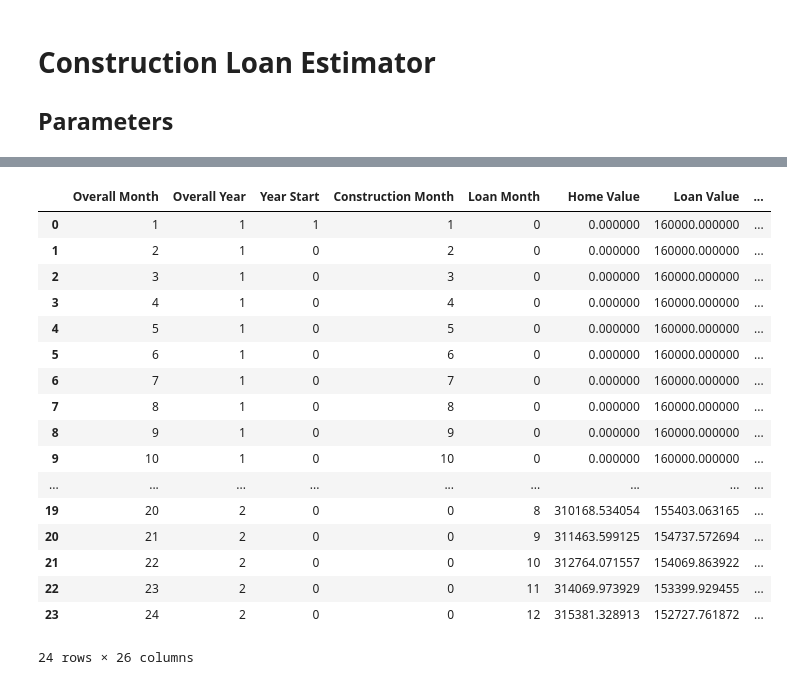
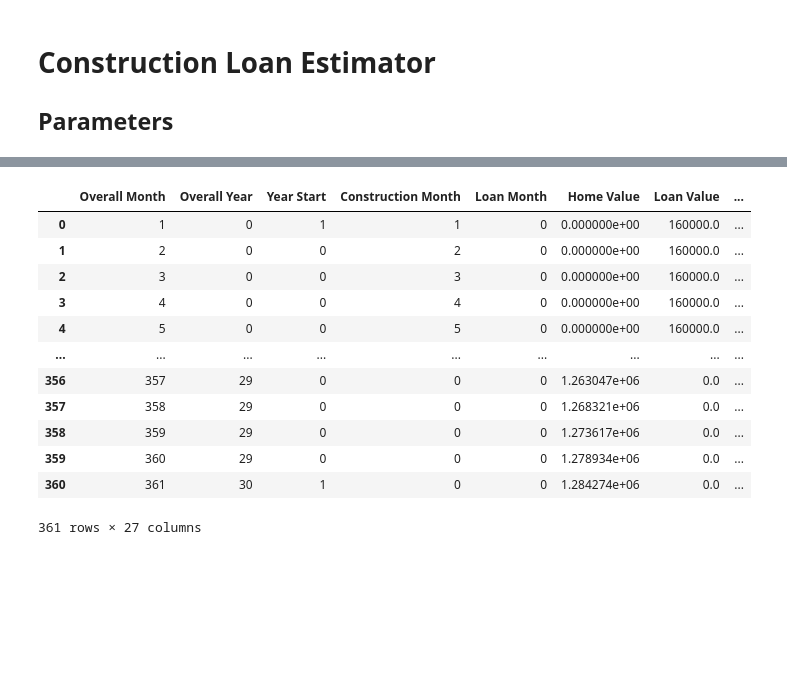
Before and after one commit to turnersale/construction_loan_estimator, a Jupyter notebook: construction_loan_notebook.ipynb, the cells around one changed output, grey strips where cells are left out. Saved outputs shown, nothing was run; the diff lists cells and outputs as text; code cells hidden in the pictures; blank space fills up the shorter version.

```diff
--- a/construction_loan_notebook.ipynb
+++ b/construction_loan_notebook.ipynb
@@ -3,6 +3,7 @@
 
 ## Parameters
 # %%
+# All imports
 import pandas as pd
 from bokeh.plotting import figure, show
 from bokeh.io import output_notebook
@@ -12,6 +13,8 @@ from pandas.tseries.offsets import DateOffset
 import numpy as np
 from math import e
 
+# Global options
+pd.set_option('display.max_columns', None)
 output_notebook()
 # %% [output]
 Loading BokehJS ...
@@ -41,28 +44,31 @@ loan_interest_rate = 0.04
 loan_rate_monthly = loan_interest_rate / 12
 investment_growth_rate = 0.06
 investment_growth_rate_monthly = investment_growth_rate / 12
+years_to_consider = 30
+months_to_consider = years_to_consider * 12
 # %%
 # Create blank table for monthly level data
 monthly_data = pd.DataFrame()
 
 # Create Period to offset the index by one, to indicate month and create periods
-monthly_data['Overall Month'] = range(1, loan_term_months + construction_term + 2)
-monthly_data['Overall Year'] = ((monthly_data['Overall Month'] - 1) // 12) + 1
+monthly_data['Overall Month'] = range(1, months_to_consider + 2)
+monthly_data['Overall Year'] = ((monthly_data['Overall Month'] - 1) // 12)
 monthly_data['Year Start'] = np.where((((monthly_data['Overall Month'] - 1) // 12) == (monthly_data['Overall Month'] - 1) / 12) | (monthly_data['Overall Month'] == 1), 1, 0)
 monthly_data['Construction Month'] = np.where(monthly_data['Overall Month'] <= construction_term, monthly_data['Overall Month'], 0)
-monthly_data['Loan Month'] = np.where(monthly_data['Overall Month'] > construction_term, monthly_data['Overall Month'] - construction_term, 0)
+monthly_data['Loan Month'] = np.where((monthly_data['Overall Month'] > construction_term) & (monthly_data['Overall Month'] < (construction_term + loan_term_months)), monthly_data['Overall Month'] - construction_term, 0)
 
 # Calculate home value
-monthly_data['Home Value'] = np.where(monthly_data['Overall Month'] <= construction_term, 0, completed_value * (e**(home_appreciation_month * (monthly_data['Loan Month']))))
+monthly_data['Home Value'] = np.where(monthly_data['Overall Month'] <= construction_term, 0, completed_value * (e**(home_appreciation_month * (monthly_data['Overall Month'] - construction_term))))
 
 # Calculate loan value
 monthly_data['Loan Value'] = np.where(monthly_data['Loan Month'] != 0, total_loan_amount * (((1 + loan_rate_monthly) ** (loan_term_months)) - ((1 + loan_rate_monthly)**(monthly_data['Loan Month'] - 1))) / ((1 + loan_rate_monthly)**(loan_term_months) - 1), total_loan_amount)
+monthly_data['Loan Value'] = np.where(monthly_data['Overall Month'] > (construction_term + loan_term_months), 0, monthly_data['Loan Value'])
 
 # Calculate disbursement payments in a linear fashion
 monthly_data['Construction Disbursements'] = np.where(monthly_data['Overall Month'] <= construction_term, total_loan_amount / construction_term, 0)
 
 # Calculate monthly payments
-monthly_data['Mortgage Payment'] = np.where(monthly_data['Overall Month'] > construction_term, total_loan_amount * (loan_rate_monthly * ((1 + loan_rate_monthly)**loan_term_months)) / ((1 + loan_rate_monthly)**loan_term_months - 1), 0)
+monthly_data['Mortgage Payment'] = np.where((monthly_data['Overall Month'] > construction_term) & (monthly_data['Overall Month'] < (construction_term + loan_term_months)), total_loan_amount * (loan_rate_monthly * ((1 + loan_rate_monthly)**loan_term_months)) / ((1 + loan_rate_monthly)**loan_term_months - 1), 0)
 
 # Calculate interest payment
 monthly_data['Interest Payment'] = np.where(monthly_data['Overall Month'] <= construction_term, monthly_data['Construction Disbursements'].cumsum() * loan_rate_monthly, monthly_data['Loan Value'] * loan_rate_monthly)
@@ -74,51 +80,47 @@ monthly_data['Cumulative Principal Payments'] = monthly_data['Principal Payment'
 
 # Calculate property taxes
 monthly_data['Property Tax Payment'] = np.where(monthly_data['Overall Month'] > construction_term, (((monthly_data['Home Value'] * assessment_rate) * (mill_levy / 1000)) / 12), 0)
 monthly_data['Cumulative Property Taxes'] = monthly_data['Property Tax Payment'].cumsum()
 
 # Calculate maintenance costs
 monthly_data['Maintenance Costs'] = np.where(monthly_data['Overall Month'] > construction_term, ((square_footage * maintenance_per_sqft) / 12), 0)
 monthly_data['Cumulative Maintenance Costs'] = monthly_data['Maintenance Costs'].cumsum()
 
 # Calculate total home payments
 monthly_data['Total Home Payments'] = monthly_data['Interest Payment'] + monthly_data['Principal Payment'] + monthly_data['Property Tax Payment'] + monthly_data['Maintenance Costs']
 monthly_data['Cumulative Home Payments'] = monthly_data['Total Home Payments'].cumsum() + down_payment
 
 # Calculate equity metrics
 monthly_data['Equity Ownership Proportion'] = 1- (monthly_data['Loan Value'] / total_loan_amount)
 monthly_data['Equity Value'] = monthly_data['Equity Ownership Proportion'] * monthly_data['Home Value']
 monthly_data['Equity Gain'] = monthly_data['Equity Value'] - monthly_data['Cumulative Home Payments']
+monthly_data['Gains upon Sale'] = monthly_data['Home Value'] - monthly_data['Cumulative Home Payments'] - monthly_data['Loan Value']
 
 # Calculate rent payments
 monthly_data['Rent Payments'] = initial_rent * (e**(rent_growth_rate_monthly * (monthly_data['Overall Month'] - 1)))
 monthly_data['Cumulative Rent Payments'] = monthly_data['Rent Payments'].cumsum()
 
 # Calculate rent investment value
 monthly_data['Rent Investment'] = down_payment * (e**(investment_growth_rate_monthly * (monthly_data['Overall Month'] - 1)))
 
 # Calculate when intersection points
 monthly_data['Decision'] = np.where(monthly_data['Cumulative Rent Payments'] - monthly_data['Cumulative Home Payments'] > 0, 'Buy', 'Rent')
 
-monthly_data.head(24)
+monthly_data
 # %% [output]
 |  | Overall Month | Overall Year | Year Start | Construction Month | Loan Month | Home Value | Loan Value | ... |
-| 0 | 1 | 1 | 1 | 1 | 0 | 0.000000 | 160000.000000 | ... |
-| 1 | 2 | 1 | 0 | 2 | 0 | 0.000000 | 160000.000000 | ... |
-| 2 | 3 | 1 | 0 | 3 | 0 | 0.000000 | 160000.000000 | ... |
-| 3 | 4 | 1 | 0 | 4 | 0 | 0.000000 | 160000.000000 | ... |
-| 4 | 5 | 1 | 0 | 5 | 0 | 0.000000 | 160000.000000 | ... |
-| 5 | 6 | 1 | 0 | 6 | 0 | 0.000000 | 160000.000000 | ... |
-| 6 | 7 | 1 | 0 | 7 | 0 | 0.000000 | 160000.000000 | ... |
-| 7 | 8 | 1 | 0 | 8 | 0 | 0.000000 | 160000.000000 | ... |
-| 8 | 9 | 1 | 0 | 9 | 0 | 0.000000 | 160000.000000 | ... |
-| 9 | 10 | 1 | 0 | 10 | 0 | 0.000000 | 160000.000000 | ... |
+| 0 | 1 | 0 | 1 | 1 | 0 | 0.000000e+00 | 160000.0 | ... |
+| 1 | 2 | 0 | 0 | 2 | 0 | 0.000000e+00 | 160000.0 | ... |
+| 2 | 3 | 0 | 0 | 3 | 0 | 0.000000e+00 | 160000.0 | ... |
+| 3 | 4 | 0 | 0 | 4 | 0 | 0.000000e+00 | 160000.0 | ... |
+| 4 | 5 | 0 | 0 | 5 | 0 | 0.000000e+00 | 160000.0 | ... |
 | ... | ... | ... | ... | ... | ... | ... | ... | ... |
-| 19 | 20 | 2 | 0 | 0 | 8 | 310168.534054 | 155403.063165 | ... |
-| 20 | 21 | 2 | 0 | 0 | 9 | 311463.599125 | 154737.572694 | ... |
-| 21 | 22 | 2 | 0 | 0 | 10 | 312764.071557 | 154069.863922 | ... |
-| 22 | 23 | 2 | 0 | 0 | 11 | 314069.973929 | 153399.929455 | ... |
-| 23 | 24 | 2 | 0 | 0 | 12 | 315381.328913 | 152727.761872 | ... |
+| 356 | 357 | 29 | 0 | 0 | 0 | 1.263047e+06 | 0.0 | ... |
+| 357 | 358 | 29 | 0 | 0 | 0 | 1.268321e+06 | 0.0 | ... |
+| 358 | 359 | 29 | 0 | 0 | 0 | 1.273617e+06 | 0.0 | ... |
+| 359 | 360 | 29 | 0 | 0 | 0 | 1.278934e+06 | 0.0 | ... |
+| 360 | 361 | 30 | 1 | 0 | 0 | 1.284274e+06 | 0.0 | ... |
-24 rows × 26 columns
+361 rows × 27 columns
 # %%
 # Shrink set to year starts for simpler graphs
 year_data = monthly_data.loc[monthly_data['Year Start'] == 1]
```
Also changed, not shown: parts of 3 cells of this notebook.
